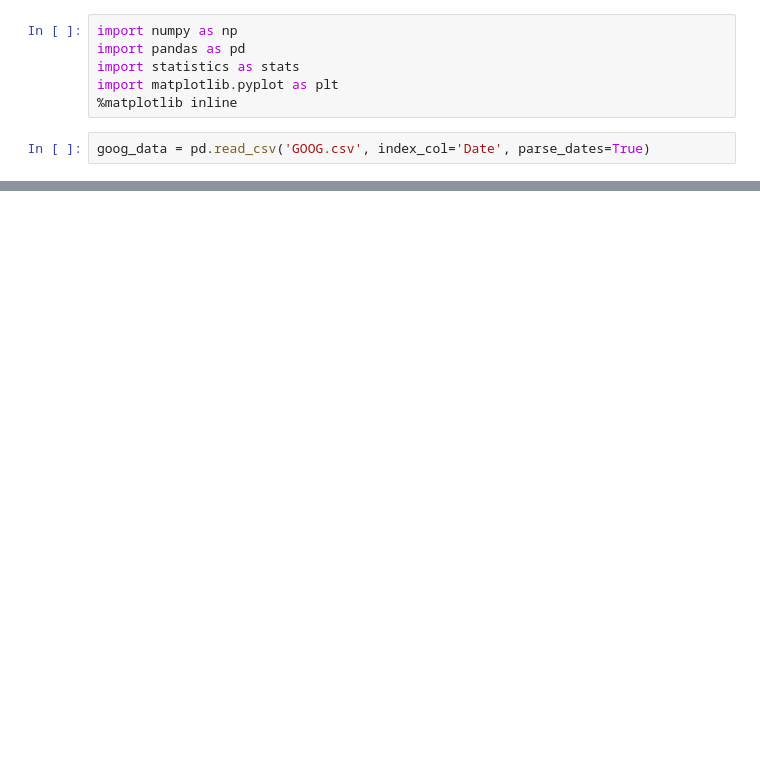
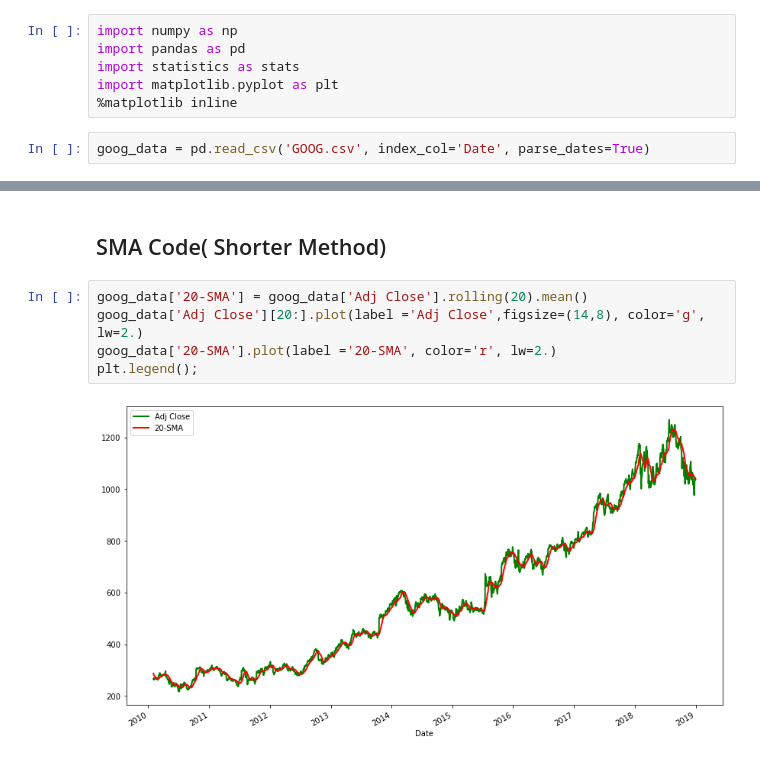
Before and after one commit to davidkiama/Algo-Trading, a Jupyter notebook: simple_moving_average.ipynb, the cells around one changed output, grey strips where cells are left out. Saved outputs shown, nothing was run; the diff lists cells and outputs as text; blank space fills up the shorter version.

```diff
--- a/simple_moving_average.ipynb
+++ b/simple_moving_average.ipynb
@@ -30,3 +33,12 @@ sma.plot(ax=ax1, color='r', lw=2., legend=True)
 # %% [output]
 <AxesSubplot:xlabel='Date', ylabel='Google Price in $'>
 [figure]
+# %% [markdown]
+<h2> SMA Code( Shorter Method)</h2>
+# %%
+goog_data['20-SMA'] = goog_data['Adj Close'].rolling(20).mean()
+goog_data['Adj Close'][20:].plot(label ='Adj Close',figsize=(14,8), color='g', lw=2.)
+goog_data['20-SMA'].plot(label ='20-SMA', color='r', lw=2.)
+plt.legend();
+# %% [output]
+[figure, added]
```
Also changed, not shown: parts of 5 cells of this notebook, 1 other file.
